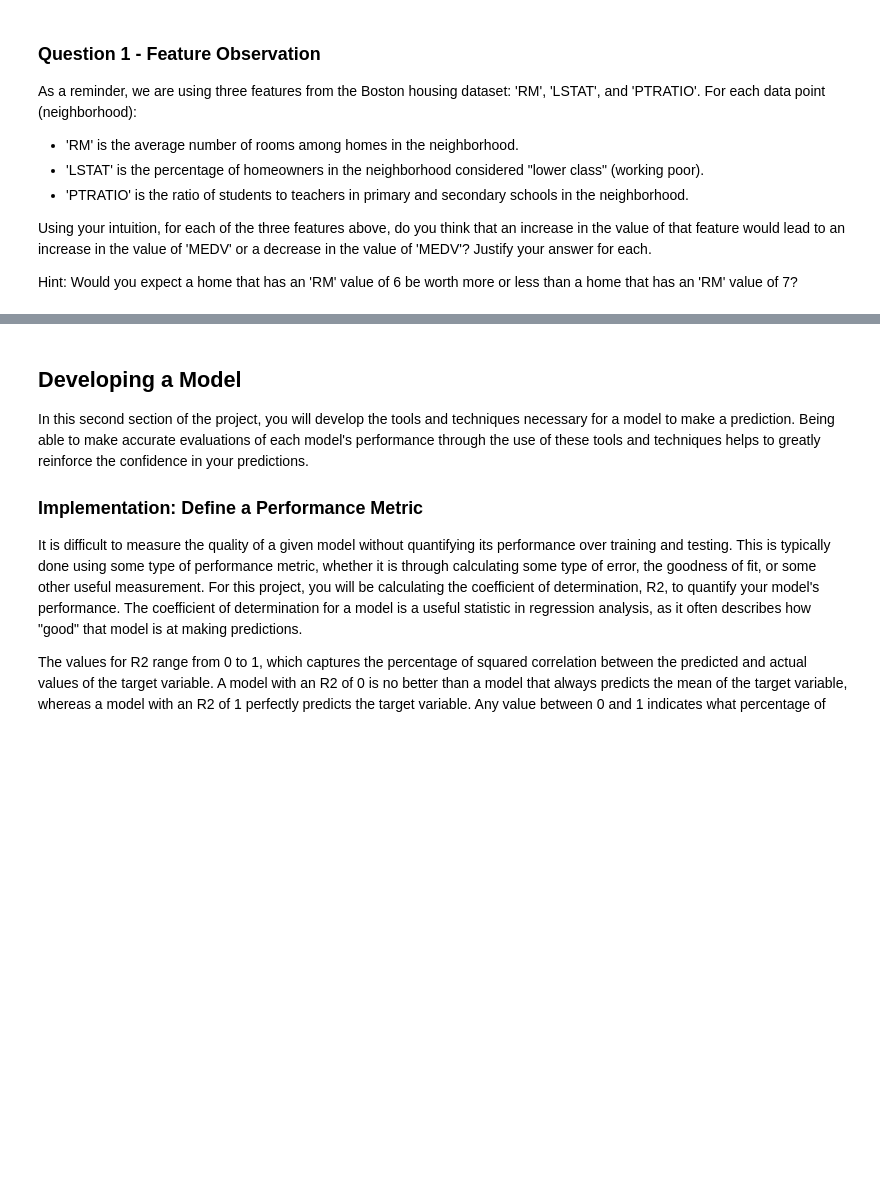
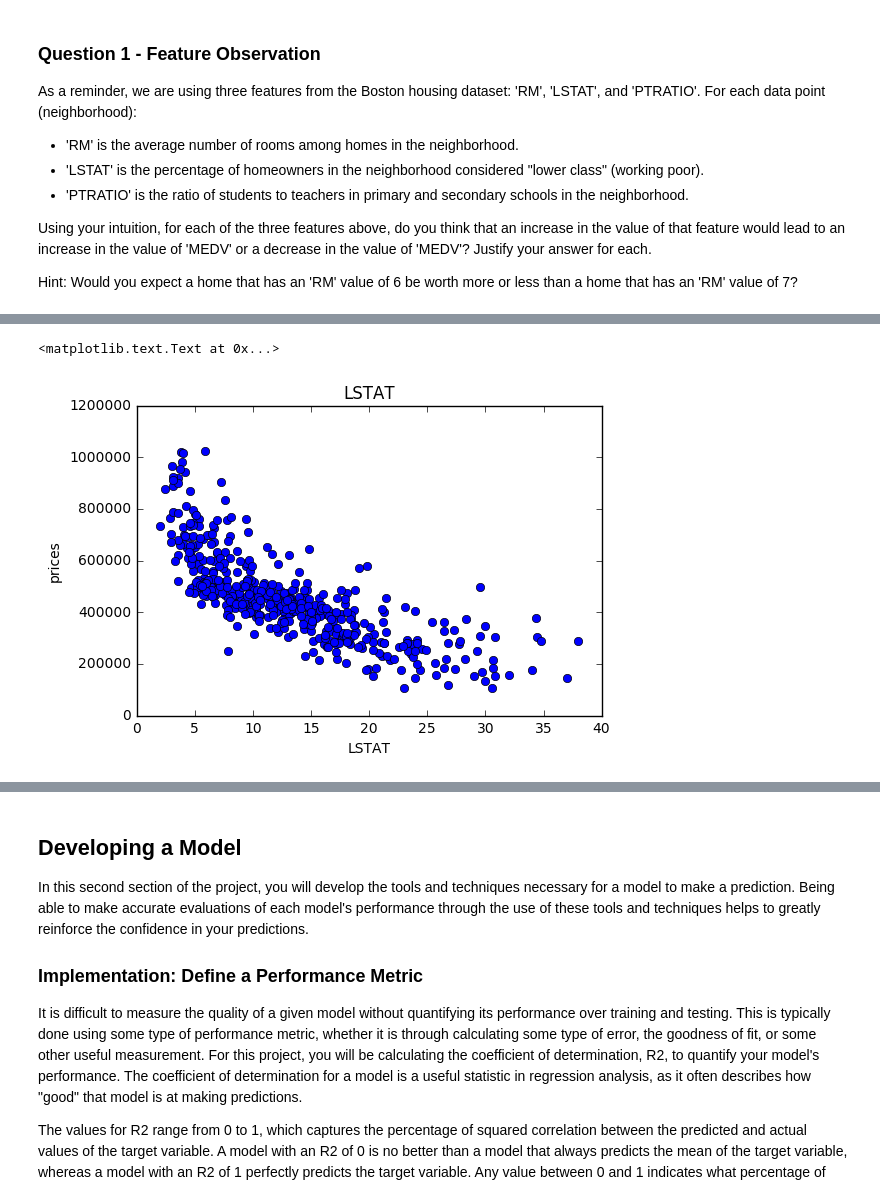
Before and after one commit to Raj85/boston_housing, a Jupyter notebook: boston_housing.ipynb, the cells around one changed output, grey strips where cells are left out. Saved outputs shown, nothing was run; the diff lists cells and outputs as text; code cells hidden in the pictures; blank space fills up the shorter version.

```diff
--- a/boston_housing.ipynb
+++ b/boston_housing.ipynb
@@ -109,0 +120,8 @@ Hint: Would you expect a home that has an 'RM' value of 6 be worth more or less
+# %%
+plt.plot(data['LSTAT'], prices, 'o')
+plt.title('LSTAT')
+plt.xlabel('LSTAT')
+plt.ylabel('prices')
+# %% [output]
+<matplotlib.text.Text at 0x...>
+[figure, added]
```
Also changed, not shown: parts of 11 cells of this notebook, 10 other files.
